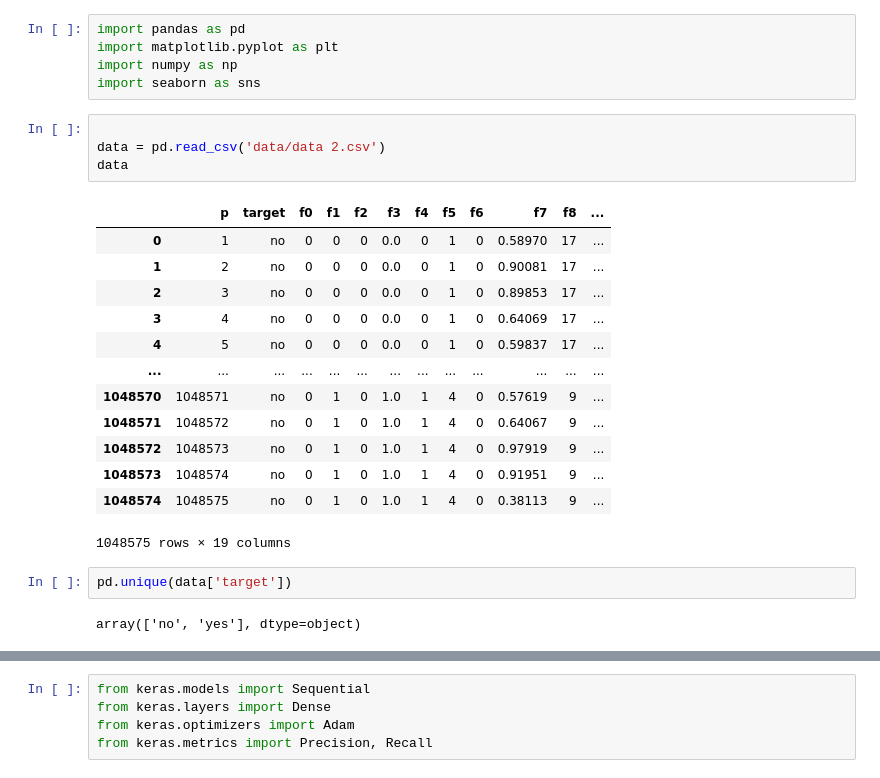
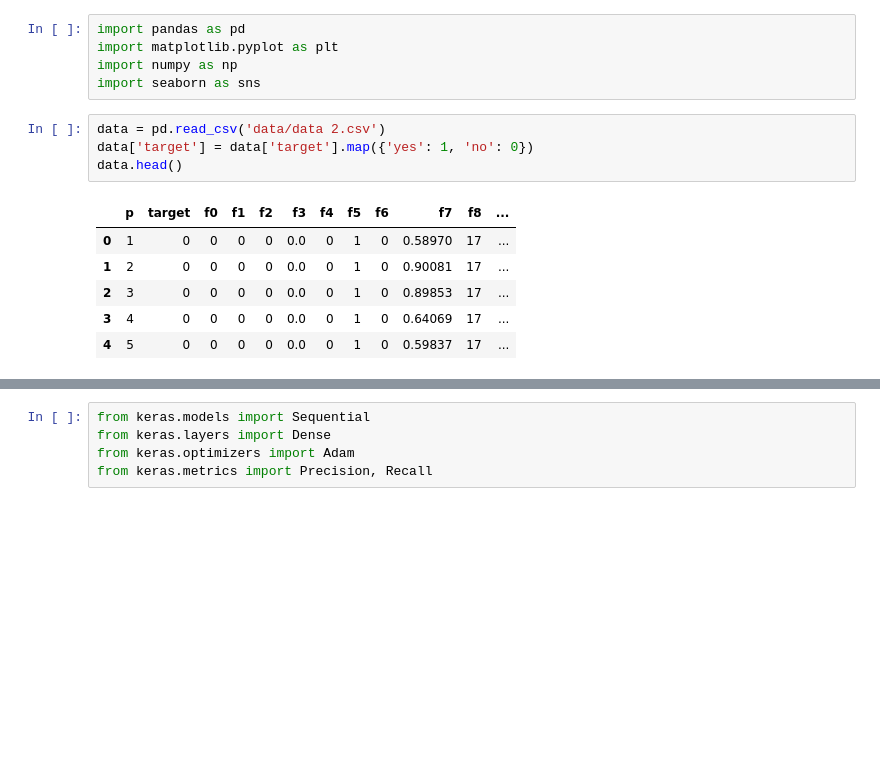
Before and after one commit to ItyTell/ml_lab, a Jupyter notebook: main.ipynb, the cells around one changed output, grey strips where cells are left out. Cells and saved outputs as stored; diff of their text form; blank space fills up the shorter version.

```diff
--- a/main.ipynb
+++ b/main.ipynb
@@ -4,24 +4,13 @@ import matplotlib.pyplot as plt
 import numpy as np
 import seaborn as sns
 # %%
-
 data = pd.read_csv('data/data 2.csv')
-data
+data['target'] = data['target'].map({'yes': 1, 'no': 0})
+data.head()
 # %% [output]
 |  | p | target | f0 | f1 | f2 | f3 | f4 | f5 | f6 | f7 | f8 | ... |
-| 0 | 1 | no | 0 | 0 | 0 | 0.0 | 0 | 1 | 0 | 0.58970 | 17 | ... |
-| 1 | 2 | no | 0 | 0 | 0 | 0.0 | 0 | 1 | 0 | 0.90081 | 17 | ... |
-| 2 | 3 | no | 0 | 0 | 0 | 0.0 | 0 | 1 | 0 | 0.89853 | 17 | ... |
-| 3 | 4 | no | 0 | 0 | 0 | 0.0 | 0 | 1 | 0 | 0.64069 | 17 | ... |
-| 4 | 5 | no | 0 | 0 | 0 | 0.0 | 0 | 1 | 0 | 0.59837 | 17 | ... |
-| ... | ... | ... | ... | ... | ... | ... | ... | ... | ... | ... | ... | ... |
-| 1048570 | 1048571 | no | 0 | 1 | 0 | 1.0 | 1 | 4 | 0 | 0.57619 | 9 | ... |
-| 1048571 | 1048572 | no | 0 | 1 | 0 | 1.0 | 1 | 4 | 0 | 0.64067 | 9 | ... |
-| 1048572 | 1048573 | no | 0 | 1 | 0 | 1.0 | 1 | 4 | 0 | 0.97919 | 9 | ... |
-| 1048573 | 1048574 | no | 0 | 1 | 0 | 1.0 | 1 | 4 | 0 | 0.91951 | 9 | ... |
-| 1048574 | 1048575 | no | 0 | 1 | 0 | 1.0 | 1 | 4 | 0 | 0.38113 | 9 | ... |
+| 0 | 1 | 0 | 0 | 0 | 0 | 0.0 | 0 | 1 | 0 | 0.58970 | 17 | ... |
+| 1 | 2 | 0 | 0 | 0 | 0 | 0.0 | 0 | 1 | 0 | 0.90081 | 17 | ... |
+| 2 | 3 | 0 | 0 | 0 | 0 | 0.0 | 0 | 1 | 0 | 0.89853 | 17 | ... |
+| 3 | 4 | 0 | 0 | 0 | 0 | 0.0 | 0 | 1 | 0 | 0.64069 | 17 | ... |
+| 4 | 5 | 0 | 0 | 0 | 0 | 0.0 | 0 | 1 | 0 | 0.59837 | 17 | ... |
-1048575 rows × 19 columns
-# %%
-pd.unique(data['target'])
-# %% [output]
-array(['no', 'yes'], dtype=object)
```
Also changed, not shown: parts of 59 cells of this notebook, 4 other files.
